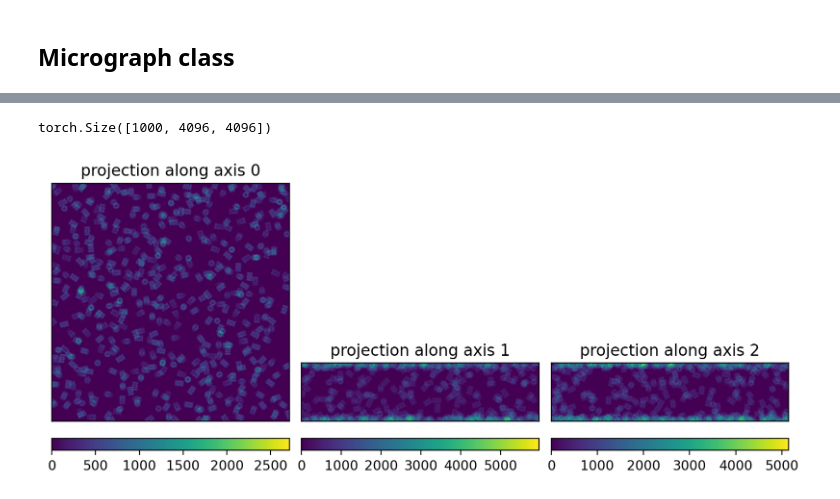
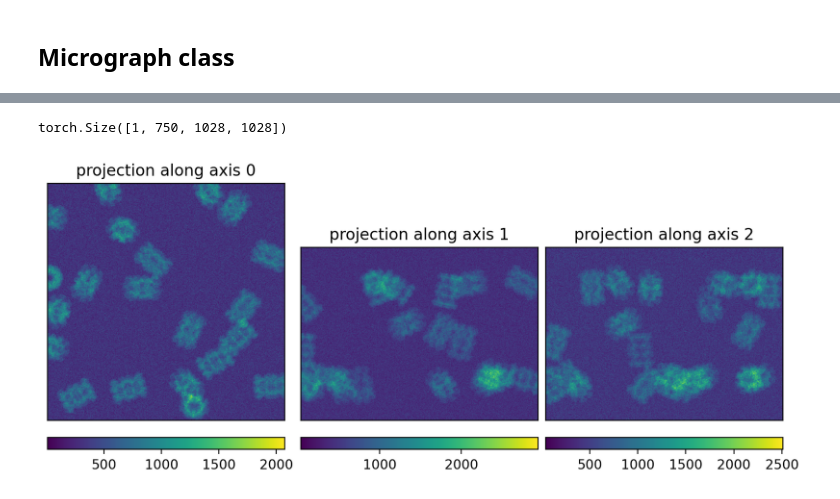
Before and after one commit to joelyeois/specter, a Jupyter notebook: demo-notebooks/micrograph-generator.ipynb, the cells around one changed output, grey strips where cells are left out. Drawn from its saved outputs; the diff is of its cells as text; code cells hidden in the pictures.

Commit message:
refactor imagegenerators and created new specimen.py

```diff
--- a/demo-notebooks/micrograph-generator.ipynb
+++ b/demo-notebooks/micrograph-generator.ipynb
@@ -45,7 +45,7 @@ energy = 300  # keV
 dose_per_angstrom = 20  # e-/A^2
 Cs = 2e7  # angstrom. Sherical aberration, typical values are 1-3 mm.
 alpha = 0.1
-micrograph_size = 4096
+micrograph_size = 1028
 # %%
 # random defocus
 defocus_min = 5000  # angstrom
@@ -71,9 +71,7 @@ noise_model = "poisson"  # 'poisson' or None
 ice_model = "iterative"  # 'randomchoice' for fast & inaccurate, 'iterative' for slow & accurate, or None
 # ice_model = None
 
-ice_thickness = (
-    1000  # angstroms, set to 0 for minimum ice thickness = particle box size
-)
+ice_thickness = 750  # angstroms, set to 0 for minimum ice thickness = particle box size
 
 crowd_min_distance = pdb.max_diameter  # angstroms, set to None for no crowding
 # crowd_min_distance = None
@@ -127,8 +132,8 @@ torch.Size([1, 4096, 4096])
 # %%
-model.vols.shape
+model.vol.shape
 # %% [output]
-torch.Size([1000, 4096, 4096])
+torch.Size([1, 750, 1028, 1028])
 # %%
-plot3d(model.vols.detach().cpu())
+plot3d(model.vol[0].detach().cpu())
 # %% [output]
-[figure, old version]
+[figure, new version]
```
Also changed, not shown: parts of 4 cells of this notebook, 5 other files.
